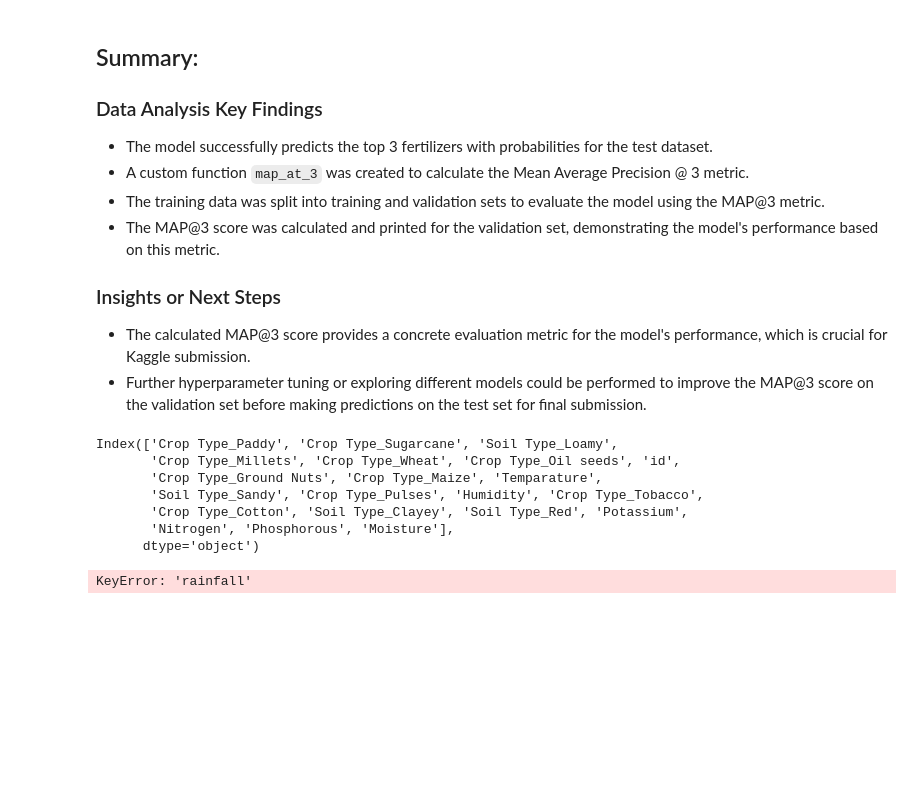
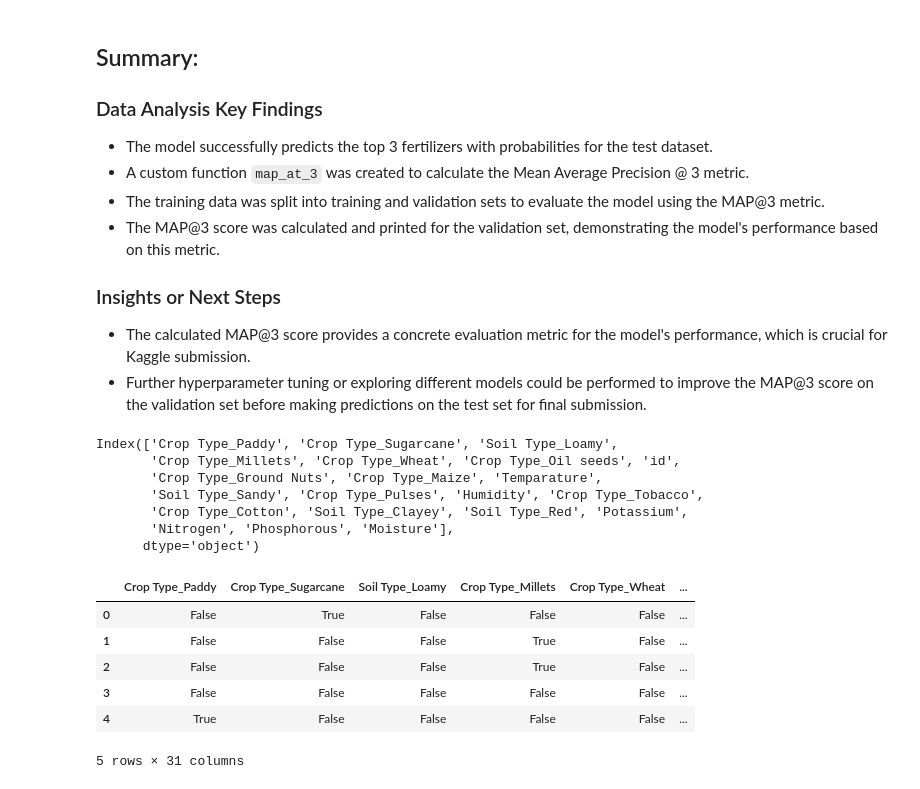
Before and after one commit to Abu-Taher01/Predicting-Optimal-Fertilizers, a Jupyter notebook: Predicting Optimal Fertilizers.ipynb, the cells around one changed output. Saved outputs shown, nothing was run; the diff lists cells and outputs as text; code cells hidden in the pictures; blank space fills up the shorter version.

```diff
--- a/Predicting Optimal Fertilizers.ipynb
+++ b/Predicting Optimal Fertilizers.ipynb
@@ -506,12 +506,20 @@ for df in [X_feature_train,X_feature_test]:
   df['temperature_humidity_ratio']=df['Temparature']/(df['Humidity']+1)
   df['N_total']=df['Nitrogen']+df['Potassium']+df['Phosphorous']
   df['soil_nutrient_index']=df[['Nitrogen','Potassium','Phosphorous']].mean(axis=1)
-  df['rainfall_per_temp']=df['rainfall']/(df['Temparature']+1)
-  df['rainfall_per_humidity']=df['rainfall']/(df['Humidity']+1)
-  df['pH_rainfall_interaction']=df['pH']*df['rainfall']
+  df['Moisture_per_temp']=df['Moisture']/(df['Temparature']+1)
+  df['Moisture_per_humidity']=df['Moisture']/(df['Humidity']+1)
+  df['Humidity_moisture_interaction']=df['Humidity']*df['Moisture']
   df['NPK_balance_score'] = 1 / (1 + abs(df['Nitrogen'] - df['Phosphorous']) +
                                abs(df['Phosphorous'] - df['Potassium']) +
                                abs(df['Nitrogen'] - df['Potassium']))
   df['dominant_nutrient'] = df[['Nitrogen', 'Phosphorous', 'Potassium']].idxmax(axis=1)
-# %% [output]
-KeyError: 'rainfall'
+# %%
+X_feature_train.head()
+# %% [output]
+|  | Crop Type_Paddy | Crop Type_Sugarcane | Soil Type_Loamy | Crop Type_Millets | Crop Type_Wheat | ... |
+| 0 | False | True | False | False | False | ... |
+| 1 | False | False | False | True | False | ... |
+| 2 | False | False | False | True | False | ... |
+| 3 | False | False | False | False | False | ... |
+| 4 | True | False | False | False | False | ... |
+5 rows × 31 columns
```
Also changed, not shown: parts of 1 cell of this notebook.
